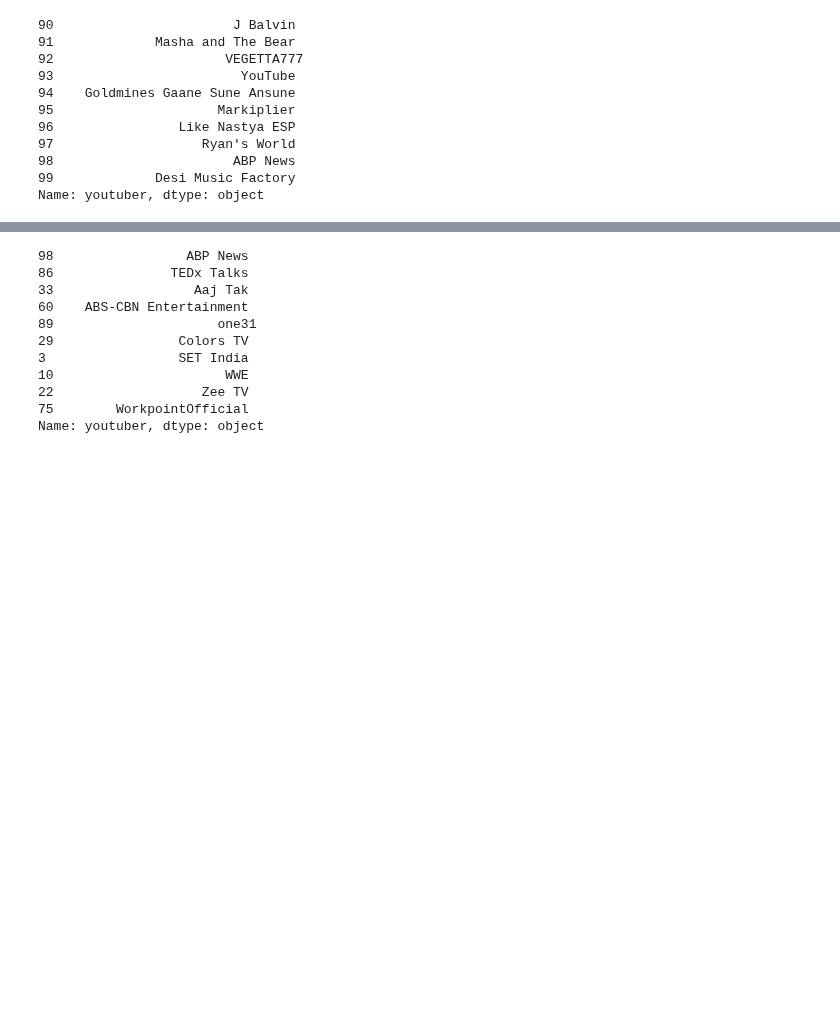
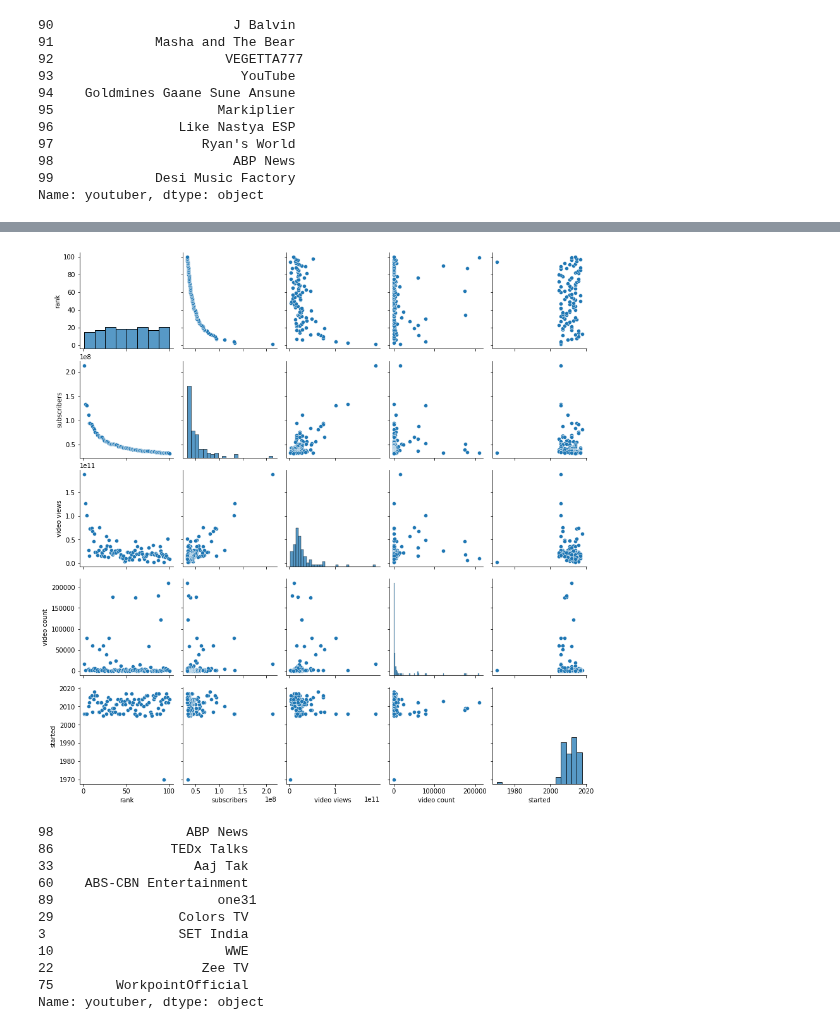
Before and after one commit to chandanabrdwj/100DaysOfML, a Jupyter notebook: top-100-youtube-channels-analysis.ipynb, the cells around one changed output, grey strips where cells are left out. Drawn from its saved outputs; the diff is of its cells as text; code cells hidden in the pictures; blank space fills up the shorter version.

```diff
--- a/top-100-youtube-channels-analysis.ipynb
+++ b/top-100-youtube-channels-analysis.ipynb
@@ -110,2 +128,7 @@ df.corr()
+# %%
+sns.pairplot(df)
+plt.show()
+# %% [output]
+[figure, added]
 # %%
 #Top 10 youtubers based on video count
```
Also changed, not shown: parts of 19 cells of this notebook.
